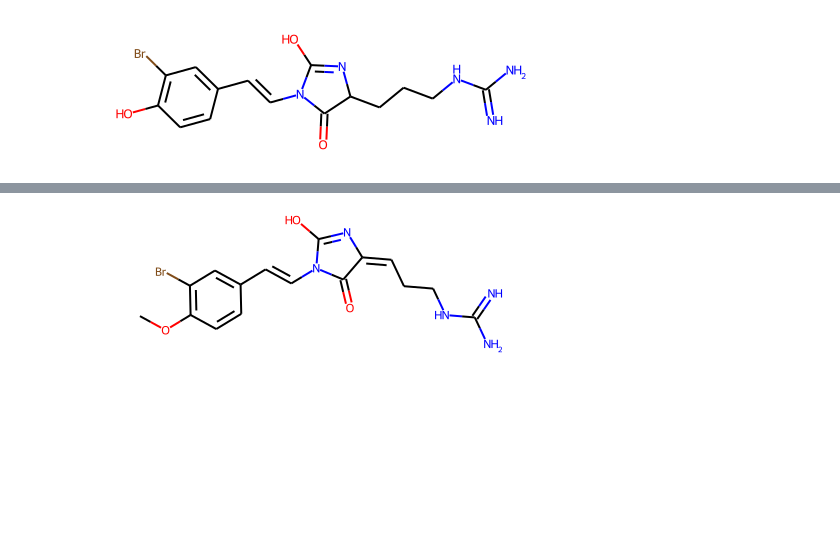
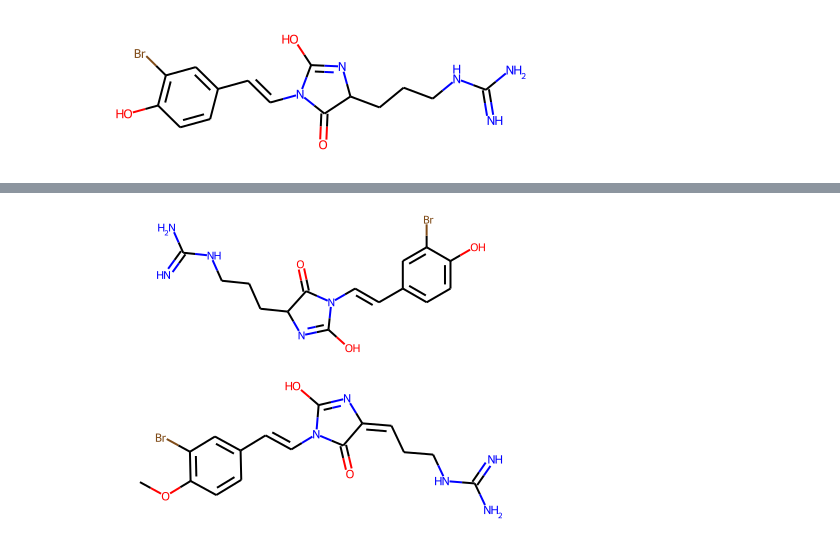
Before and after one commit to metwork-project/metwork-backend, a Jupyter notebook: notebooks/create_reaction.ipynb, the cells around one changed output, grey strips where cells are left out. Cells and saved outputs as stored; diff of their text form; code cells hidden in the pictures; blank space fills up the shorter version.

```diff
--- a/notebooks/create_reaction.ipynb
+++ b/notebooks/create_reaction.ipynb
@@ -28,3 +57,7 @@ rxn.RunReactants((pz,))[0][0]
+# %%
+Chem.MolFromSmiles("[H]\C(=C(\[H])c1ccc(O)c(Br)c1)N1C(O)=NC(CCCNC(N)=N)C1=O")
+# %% [output]
+[figure, added]
 # %%
 pz = Chem.MolFromSmiles("[H]\C(CCNC(N)=N)=C1/N=C(O)N(\C([H])=C(/[H])C2=CC=C(OC)C=C2)C1=O")
 pz
```
Also changed, not shown: parts of 8 cells of this notebook, 1 other file.
